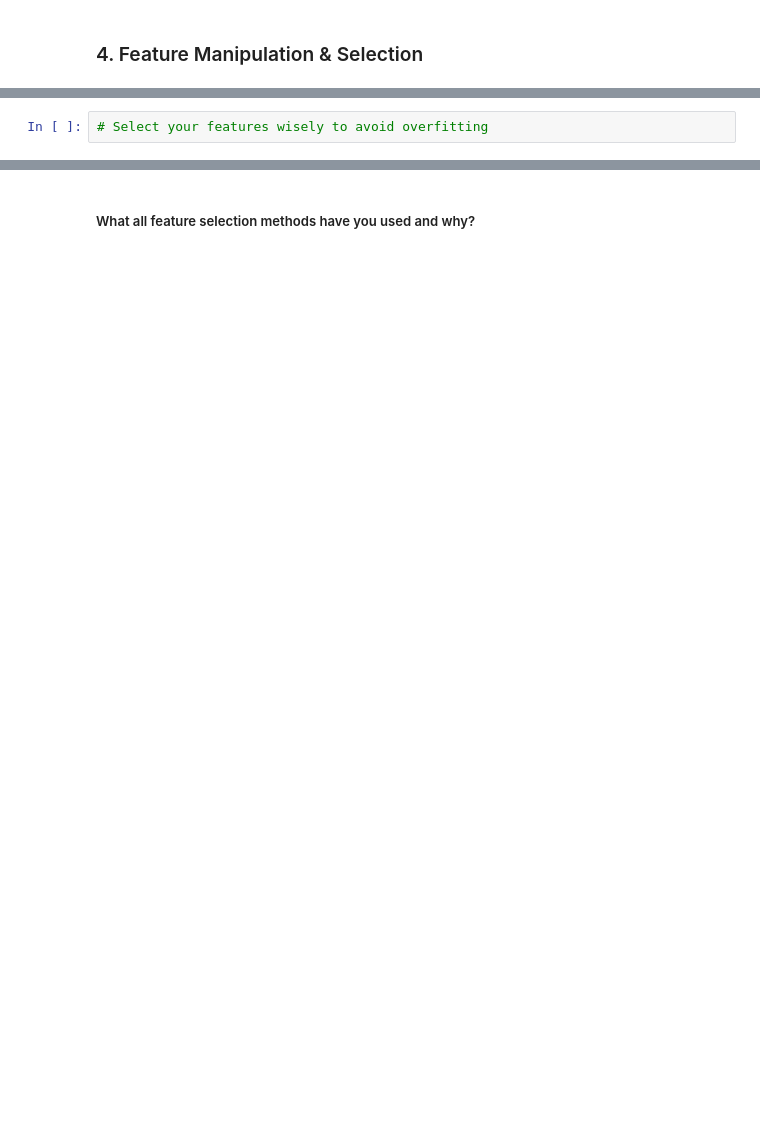
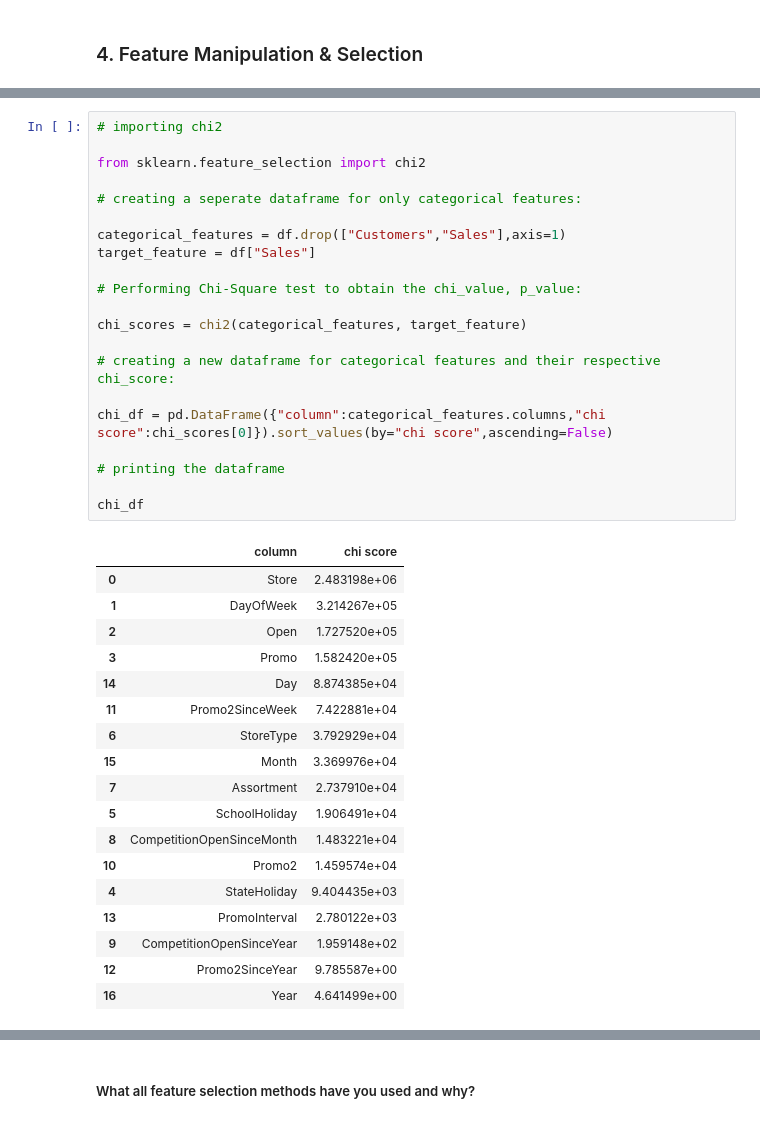
Before and after one commit to dhar9571/Retail-Sales-Prediction-ML-Regression, a Jupyter notebook: Capstone_Project_Retail_Sales_Prediction_ML_Regression.ipynb, the cells around one changed output, grey strips where cells are left out. Saved outputs shown, nothing was run; the diff lists cells and outputs as text; blank space fills up the shorter version.

```diff
--- a/Capstone_Project_Retail_Sales_Prediction_ML_Regression.ipynb
+++ b/Capstone_Project_Retail_Sales_Prediction_ML_Regression.ipynb
@@ -1218,2 +1267,40 @@ Answer Here.
-# %%
-# Select your features wisely to avoid overfitting
+# %%
+# importing chi2
+
+from sklearn.feature_selection import chi2
+
+# creating a seperate dataframe for only categorical features:
+
+categorical_features = df.drop(["Customers","Sales"],axis=1)
+target_feature = df["Sales"]
+
+# Performing Chi-Square test to obtain the chi_value, p_value:
+
+chi_scores = chi2(categorical_features, target_feature)
+
+# creating a new dataframe for categorical features and their respective chi_score:
+
+chi_df = pd.DataFrame({"column":categorical_features.columns,"chi score":chi_scores[0]}).sort_values(by="chi score",ascending=False)
+
+# printing the dataframe
+
+chi_df
+# %% [output]
+|  | column | chi score |
+| 0 | Store | 2.483198e+06 |
+| 1 | DayOfWeek | 3.214267e+05 |
+| 2 | Open | 1.727520e+05 |
+| 3 | Promo | 1.582420e+05 |
+| 14 | Day | 8.874385e+04 |
+| 11 | Promo2SinceWeek | 7.422881e+04 |
+| 6 | StoreType | 3.792929e+04 |
+| 15 | Month | 3.369976e+04 |
+| 7 | Assortment | 2.737910e+04 |
+| 5 | SchoolHoliday | 1.906491e+04 |
+| 8 | CompetitionOpenSinceMonth | 1.483221e+04 |
+| 10 | Promo2 | 1.459574e+04 |
+| 4 | StateHoliday | 9.404435e+03 |
+| 13 | PromoInterval | 2.780122e+03 |
+| 9 | CompetitionOpenSinceYear | 1.959148e+02 |
+| 12 | Promo2SinceYear | 9.785587e+00 |
+| 16 | Year | 4.641499e+00 |
```
Also changed, not shown: parts of 64 cells of this notebook.
